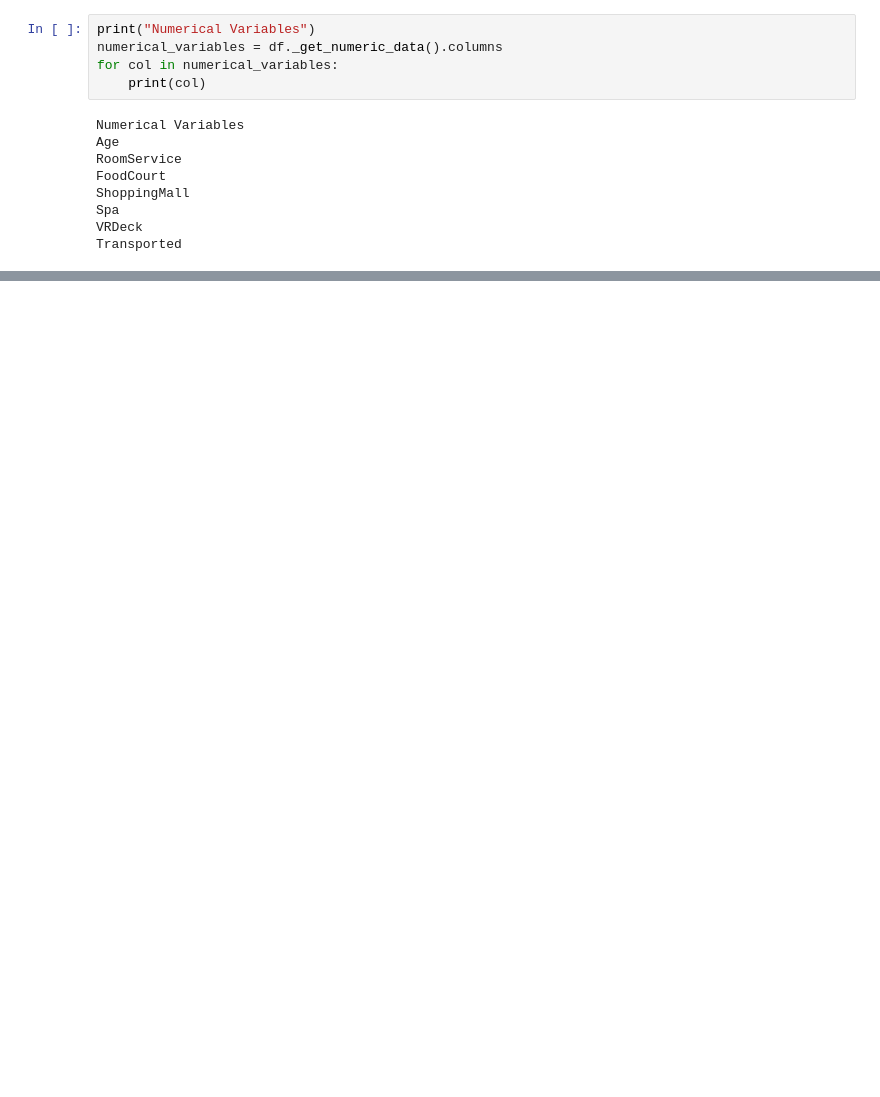
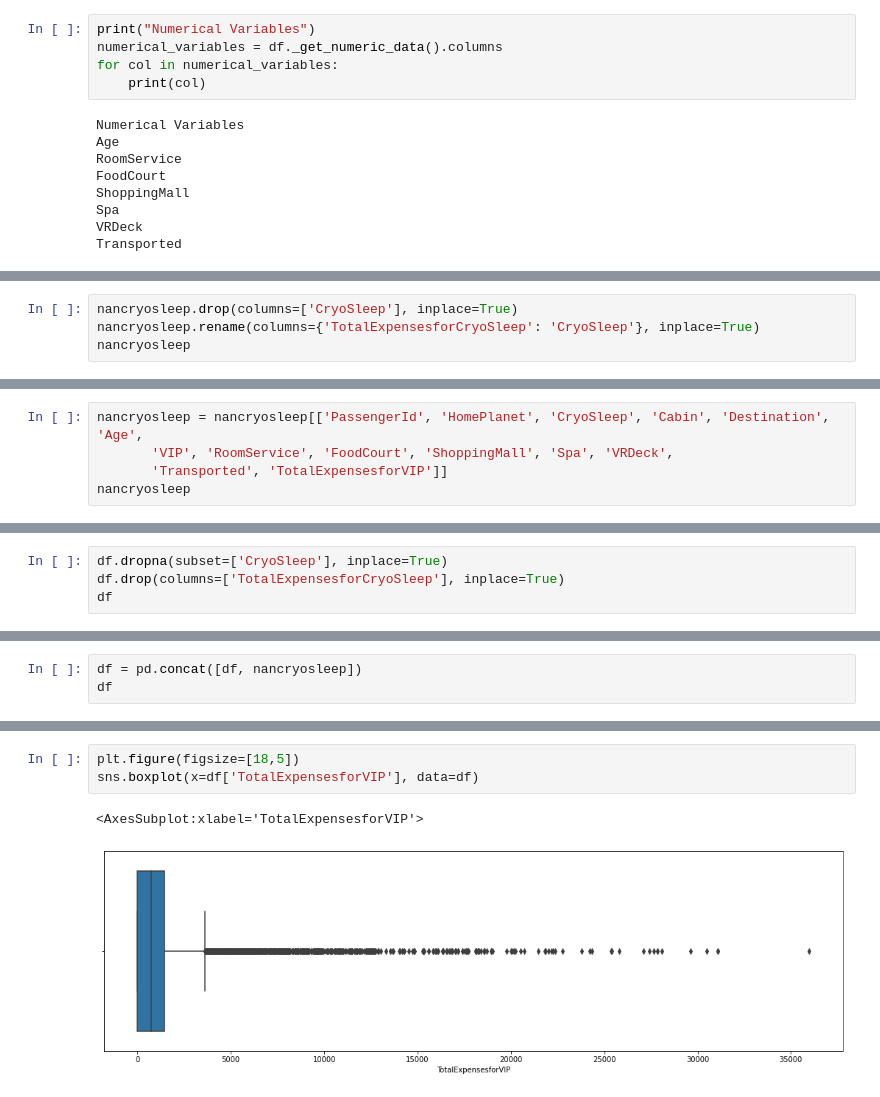
Before and after one commit to berkurkmez/spaceship-titanic, a Jupyter notebook: spaceship_titanic.ipynb, the cells around one changed output, grey strips where cells are left out. Saved outputs shown, nothing was run; the diff lists cells and outputs as text; blank space fills up the shorter version.

Commit message:
cleaned data

```diff
--- a/spaceship_titanic.ipynb
+++ b/spaceship_titanic.ipynb
@@ -145,0 +174,4 @@ df['CryoSleep'] = df['CryoSleep'].fillna('yes')
+# %%
+nancryosleep.drop(columns=['CryoSleep'], inplace=True)
+nancryosleep.rename(columns={'TotalExpensesforCryoSleep': 'CryoSleep'}, inplace=True)
+nancryosleep
@@ -145,0 +200,5 @@ df['CryoSleep'] = df['CryoSleep'].fillna('yes')
+# %%
+nancryosleep = nancryosleep[['PassengerId', 'HomePlanet', 'CryoSleep', 'Cabin', 'Destination', 'Age',
+       'VIP', 'RoomService', 'FoodCourt', 'ShoppingMall', 'Spa', 'VRDeck',
+       'Transported', 'TotalExpensesforVIP']]
+nancryosleep
@@ -145,0 +219,4 @@ df['CryoSleep'] = df['CryoSleep'].fillna('yes')
+# %%
+df.dropna(subset=['CryoSleep'], inplace=True)
+df.drop(columns=['TotalExpensesforCryoSleep'], inplace=True)
+df
@@ -145,0 +237,3 @@ df['CryoSleep'] = df['CryoSleep'].fillna('yes')
+# %%
+df = pd.concat([df, nancryosleep])
+df
@@ -145,0 +284,6 @@ df['CryoSleep'] = df['CryoSleep'].fillna('yes')
+# %%
+plt.figure(figsize=[18,5])
+sns.boxplot(x=df['TotalExpensesforVIP'], data=df)
+# %% [output]
+<AxesSubplot:xlabel='TotalExpensesforVIP'>
+[figure, added]
```
Also changed, not shown: parts of 39 cells of this notebook.
